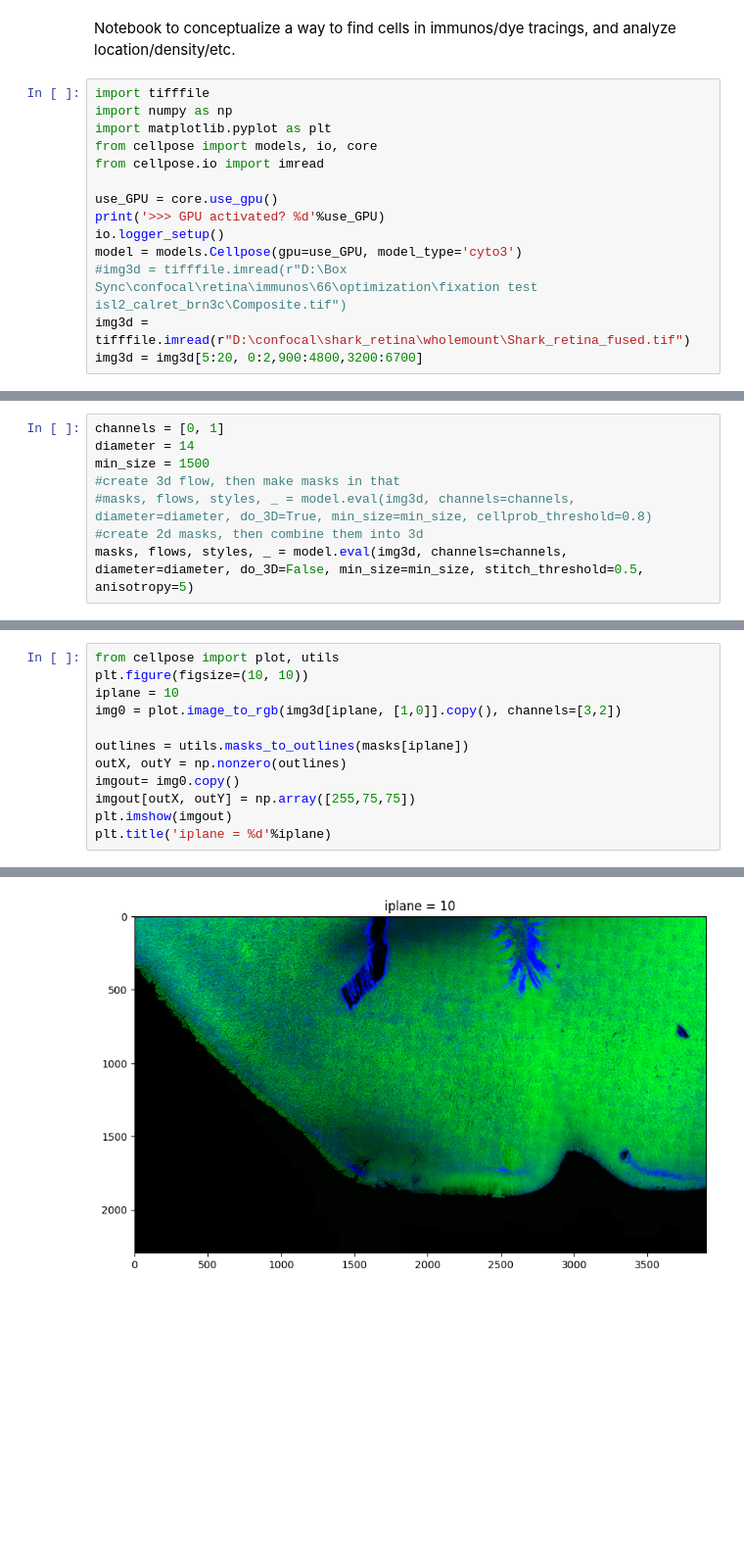
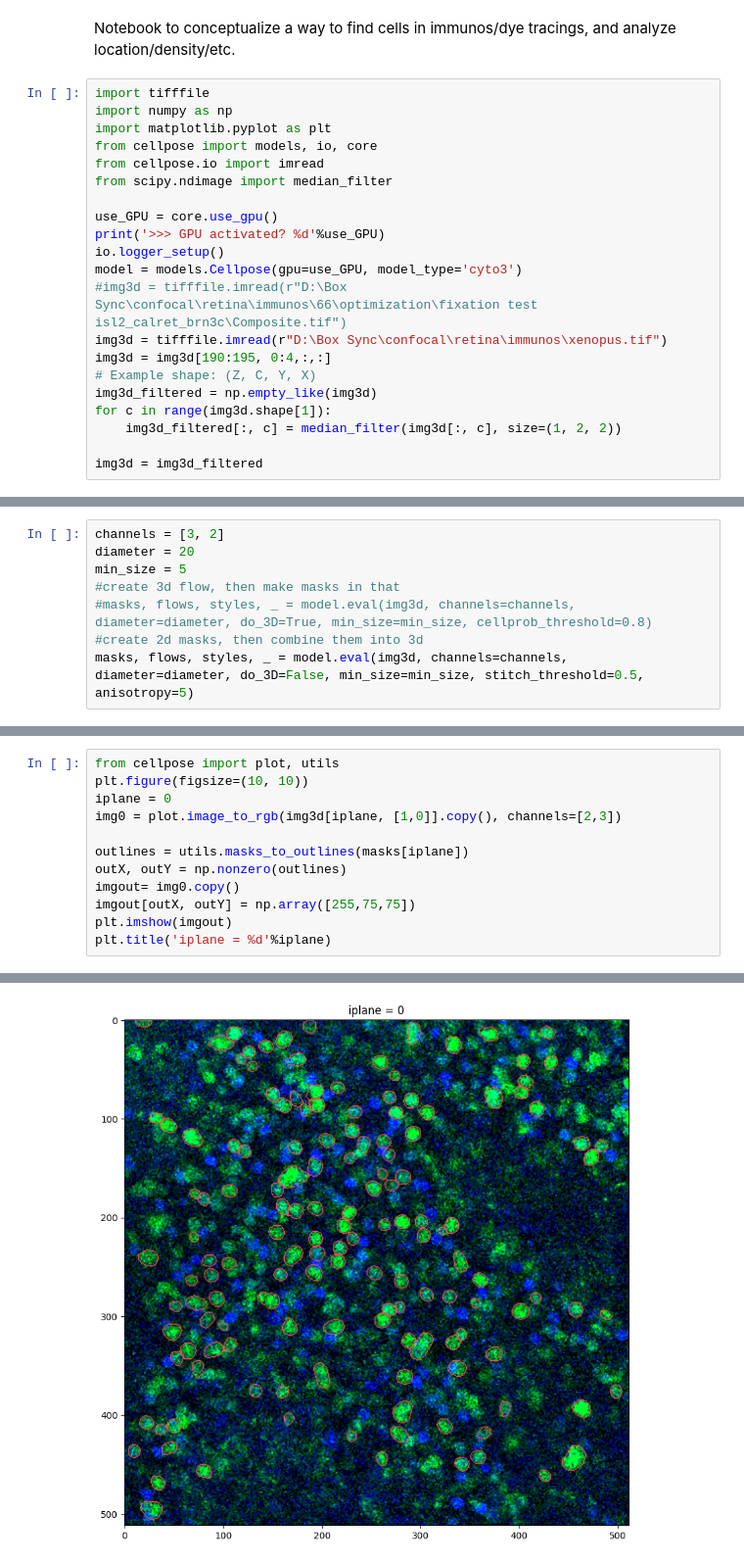
Before and after one commit to MForsthofer/rgc_reconstruction, a Jupyter notebook: dev/cellcounter.ipynb, the cells around one changed output, grey strips where cells are left out. Shown at 98% size. Cells and saved outputs as stored; diff of their text form; blank space fills up the shorter version.

Commit message:
changed source picture and added filtering

```diff
--- a/dev/cellcounter.ipynb
+++ b/dev/cellcounter.ipynb
@@ -6,12 +6,19 @@ import numpy as np
 import matplotlib.pyplot as plt
 from cellpose import models, io, core
 from cellpose.io import imread
+from scipy.ndimage import median_filter
 
 use_GPU = core.use_gpu()
 print('>>> GPU activated? %d'%use_GPU)
 io.logger_setup()
 model = models.Cellpose(gpu=use_GPU, model_type='cyto3')
 #img3d = tifffile.imread(r"D:\Box Sync\confocal\retina\immunos\66\optimization\fixation test isl2_calret_brn3c\Composite.tif")
-img3d = tifffile.imread(r"D:\confocal\shark_retina\wholemount\Shark_retina_fused.tif")
-img3d = img3d[5:20, 0:2,900:4800,3200:6700]
+img3d = tifffile.imread(r"D:\Box Sync\confocal\retina\immunos\xenopus.tif")
+img3d = img3d[190:195, 0:4,:,:]
+# Example shape: (Z, C, Y, X)
+img3d_filtered = np.empty_like(img3d)
+for c in range(img3d.shape[1]):
+    img3d_filtered[:, c] = median_filter(img3d[:, c], size=(1, 2, 2))
+
+img3d = img3d_filtered
 # %% [output]
@@ -30,7 +62,7 @@ torch version:          2.6.0+cu118
 # %%
-channels = [0, 1]
-diameter = 14
-min_size = 1500
+channels = [3, 2]
+diameter = 20
+min_size = 5
 #create 3d flow, then make masks in that
 #masks, flows, styles, _ = model.eval(img3d, channels=channels, diameter=diameter, do_3D=True, min_size=min_size, cellprob_threshold=0.8)
 #create 2d masks, then combine them into 3d
@@ -46,8 +78,8 @@ masks, flows, styles, _ = model.eval(img3d, channels=channels, diameter=diameter
 # %%
 from cellpose import plot, utils
 plt.figure(figsize=(10, 10))
-iplane = 10
-img0 = plot.image_to_rgb(img3d[iplane, [1,0]].copy(), channels=[3,2])
+iplane = 0
+img0 = plot.image_to_rgb(img3d[iplane, [1,0]].copy(), channels=[2,3])
 
 outlines = utils.masks_to_outlines(masks[iplane])
 outX, outY = np.nonzero(outlines)
@@ -60,4 +92,4 @@ Text(0.5, 1.0, 'iplane = 10')
-[figure, old version]
+[figure, new version]
 # %%
 from scipy.ndimage import center_of_mass
 import matplotlib.pyplot as plt
```
Also changed, not shown: parts of 6 cells of this notebook.
